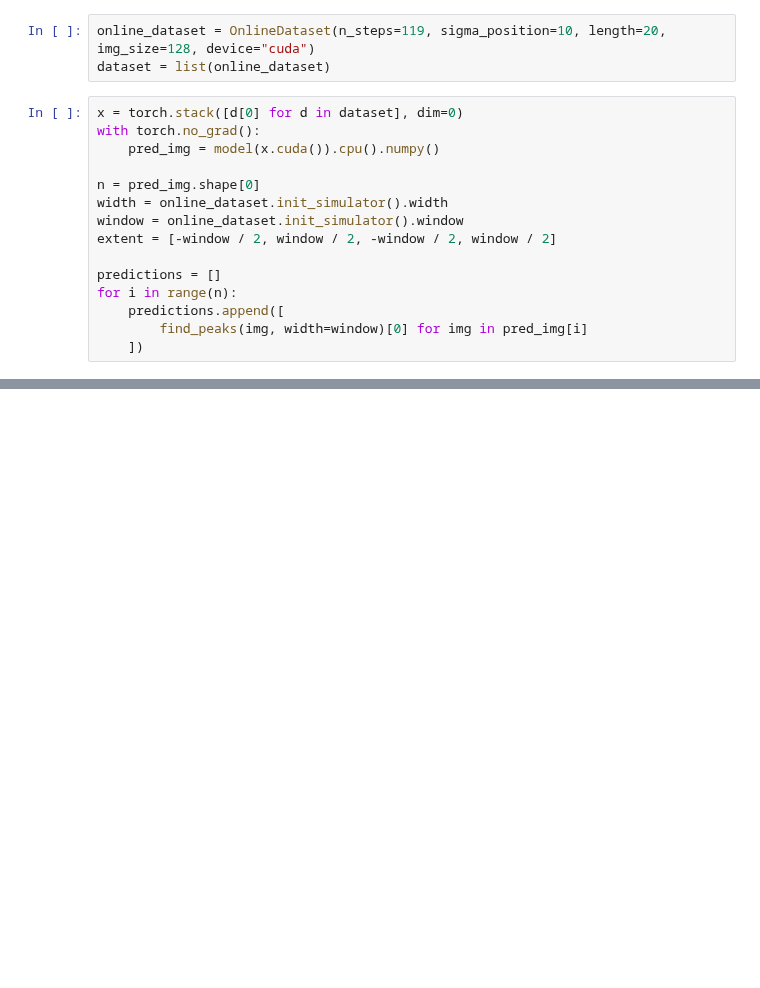
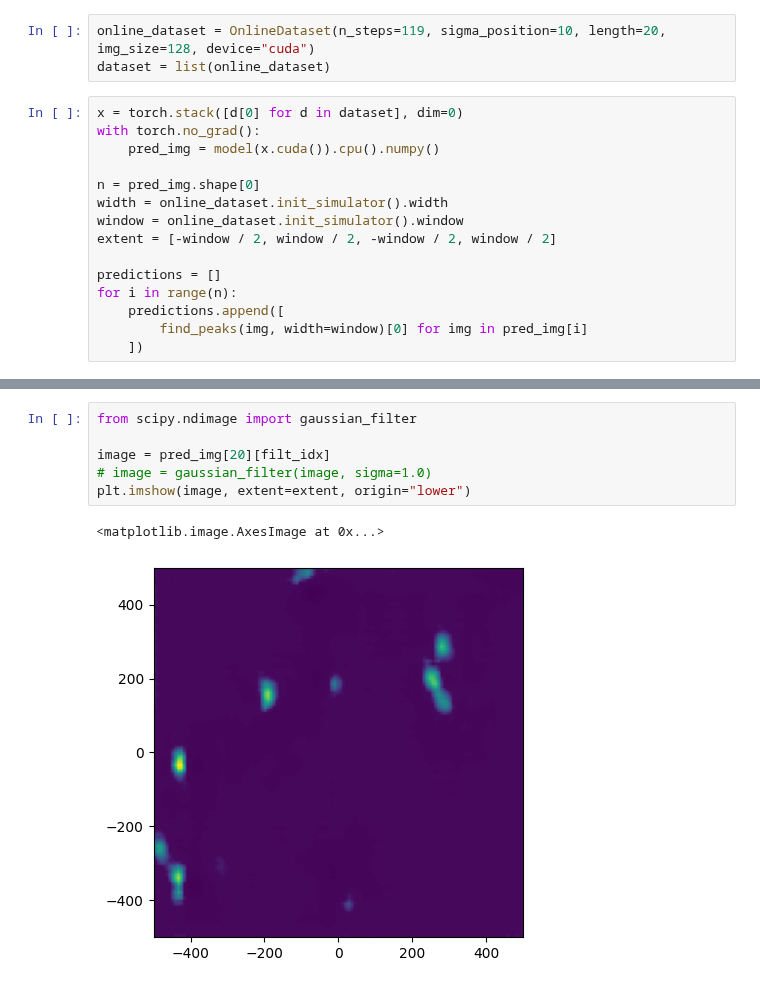
Before and after one commit to Damowerko/mtt, a Jupyter notebook: scripts/evaluate.ipynb, the cells around one changed output, grey strips where cells are left out. Saved outputs shown, nothing was run; the diff lists cells and outputs as text; blank space fills up the shorter version.

```diff
--- a/scripts/evaluate.ipynb
+++ b/scripts/evaluate.ipynb
@@ -49,2 +74,11 @@ for i in range(n):
+# %%
+from scipy.ndimage import gaussian_filter
+
+image = pred_img[20][filt_idx]
+# image = gaussian_filter(image, sigma=1.0)
+plt.imshow(image, extent=extent, origin="lower")
+# %% [output]
+<matplotlib.image.AxesImage at 0x...>
+[figure, added]
 # %%
 # plot cardinality
```
Also changed, not shown: parts of 4 cells of this notebook, 6 other files.
